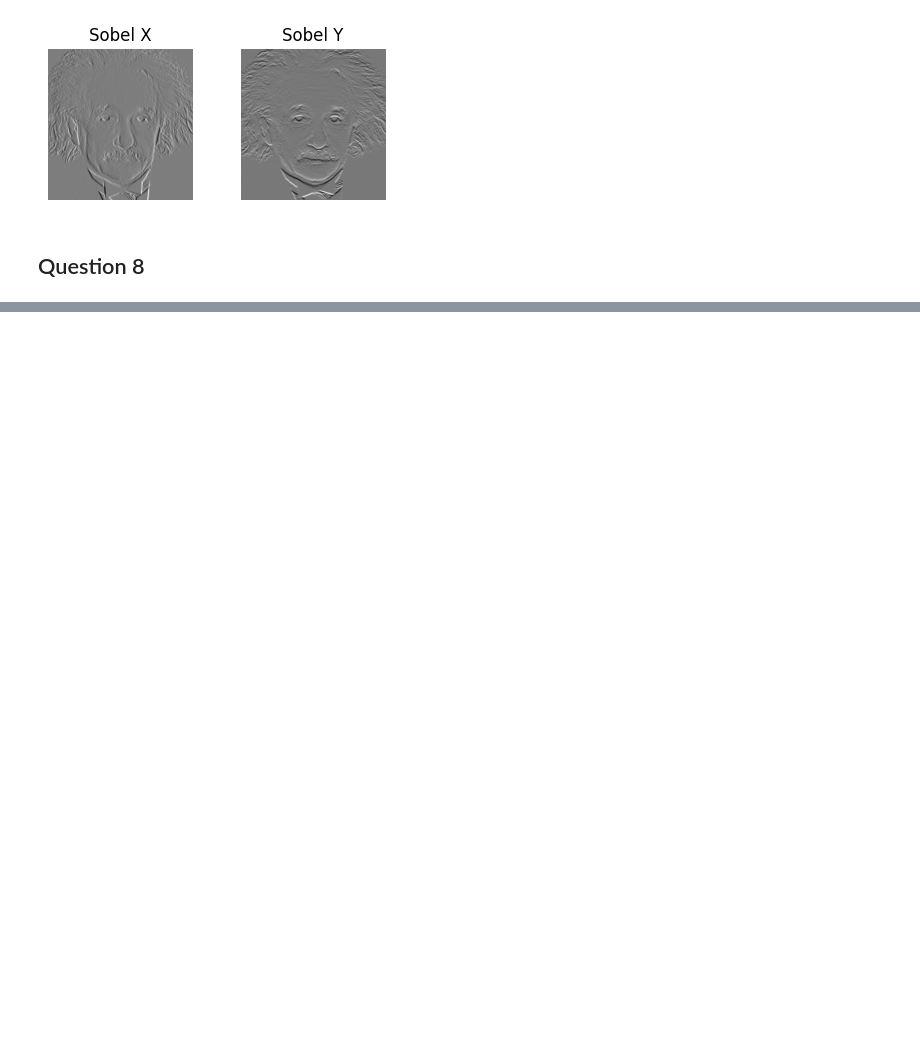
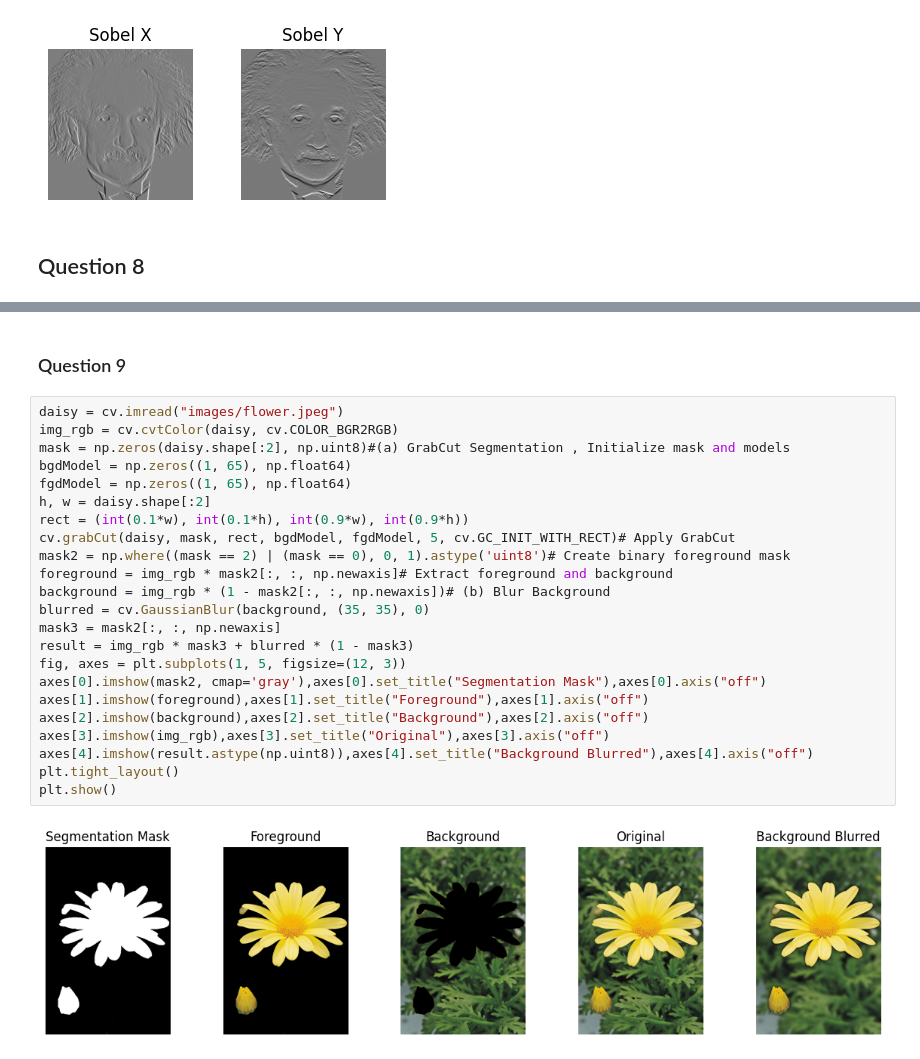
Before and after one commit to deshanudara144-ui/EN3160_Assignment_1, a Jupyter notebook: 230130E_Assignment_1.ipynb, the cells around one changed output, grey strips where cells are left out. Cells and saved outputs as stored; diff of their text form; blank space fills up the shorter version.

```diff
--- a/230130E_Assignment_1.ipynb
+++ b/230130E_Assignment_1.ipynb
@@ -397,0 +343,27 @@ plt.show()
+# %% [markdown]
+### Question 9
+# %%
+daisy = cv.imread("images/flower.jpeg")
+img_rgb = cv.cvtColor(daisy, cv.COLOR_BGR2RGB)
+mask = np.zeros(daisy.shape[:2], np.uint8)#(a) GrabCut Segmentation , Initialize mask and models
+bgdModel = np.zeros((1, 65), np.float64)
+fgdModel = np.zeros((1, 65), np.float64)
+h, w = daisy.shape[:2]
+rect = (int(0.1*w), int(0.1*h), int(0.9*w), int(0.9*h))
+cv.grabCut(daisy, mask, rect, bgdModel, fgdModel, 5, cv.GC_INIT_WITH_RECT)# Apply GrabCut
+mask2 = np.where((mask == 2) | (mask == 0), 0, 1).astype('uint8')# Create binary foreground mask
+foreground = img_rgb * mask2[:, :, np.newaxis]# Extract foreground and background
+background = img_rgb * (1 - mask2[:, :, np.newaxis])# (b) Blur Background
+blurred = cv.GaussianBlur(background, (35, 35), 0)
+mask3 = mask2[:, :, np.newaxis]
+result = img_rgb * mask3 + blurred * (1 - mask3)
+fig, axes = plt.subplots(1, 5, figsize=(12, 3))
+axes[0].imshow(mask2, cmap='gray'),axes[0].set_title("Segmentation Mask"),axes[0].axis("off")
+axes[1].imshow(foreground),axes[1].set_title("Foreground"),axes[1].axis("off")
+axes[2].imshow(background),axes[2].set_title("Background"),axes[2].axis("off")
+axes[3].imshow(img_rgb),axes[3].set_title("Original"),axes[3].axis("off")
+axes[4].imshow(result.astype(np.uint8)),axes[4].set_title("Background Blurred"),axes[4].axis("off")
+plt.tight_layout()
+plt.show()
+# %% [output]
+[figure, added]
```
Also changed, not shown: parts of 28 cells of this notebook.
